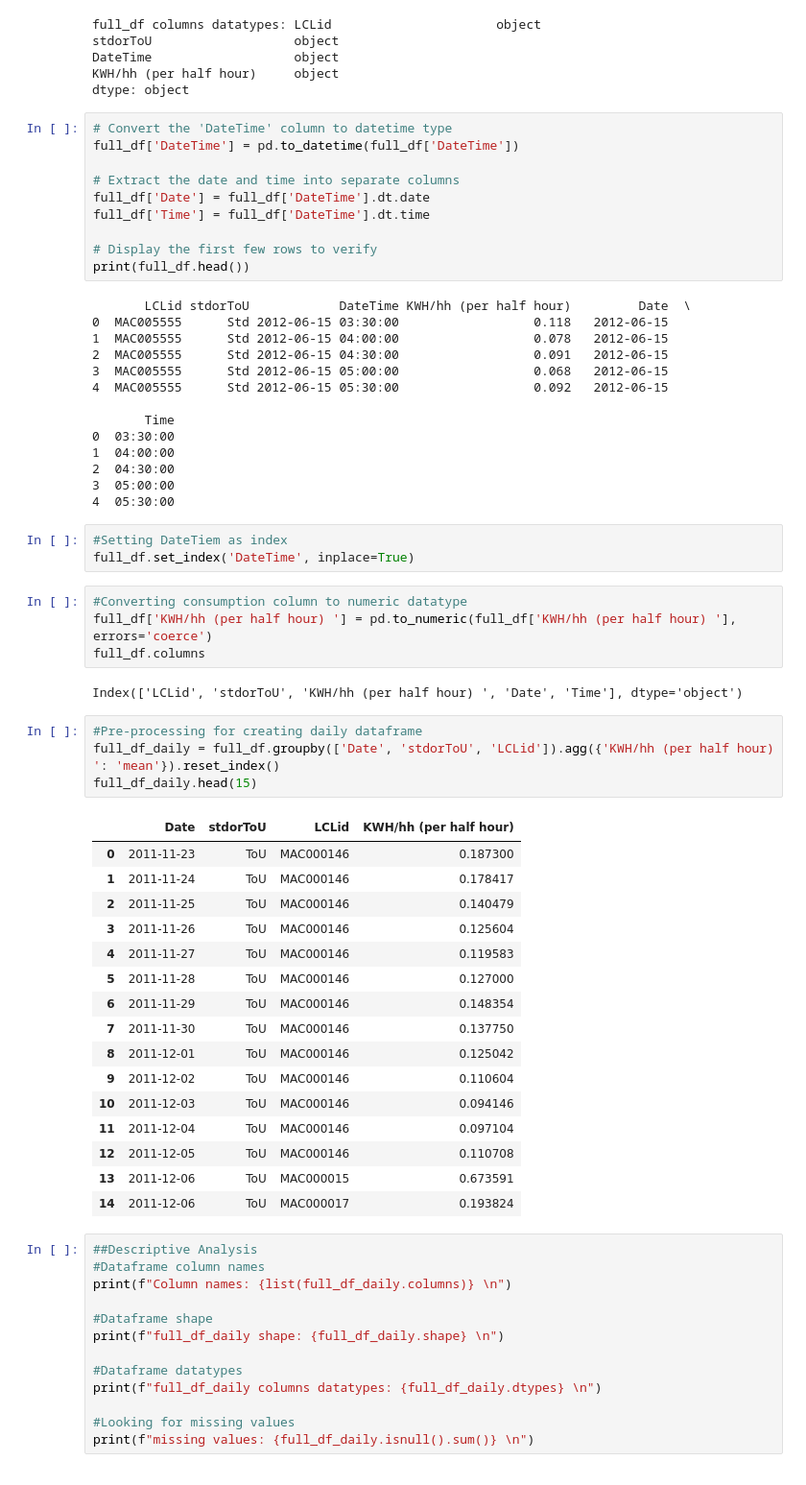
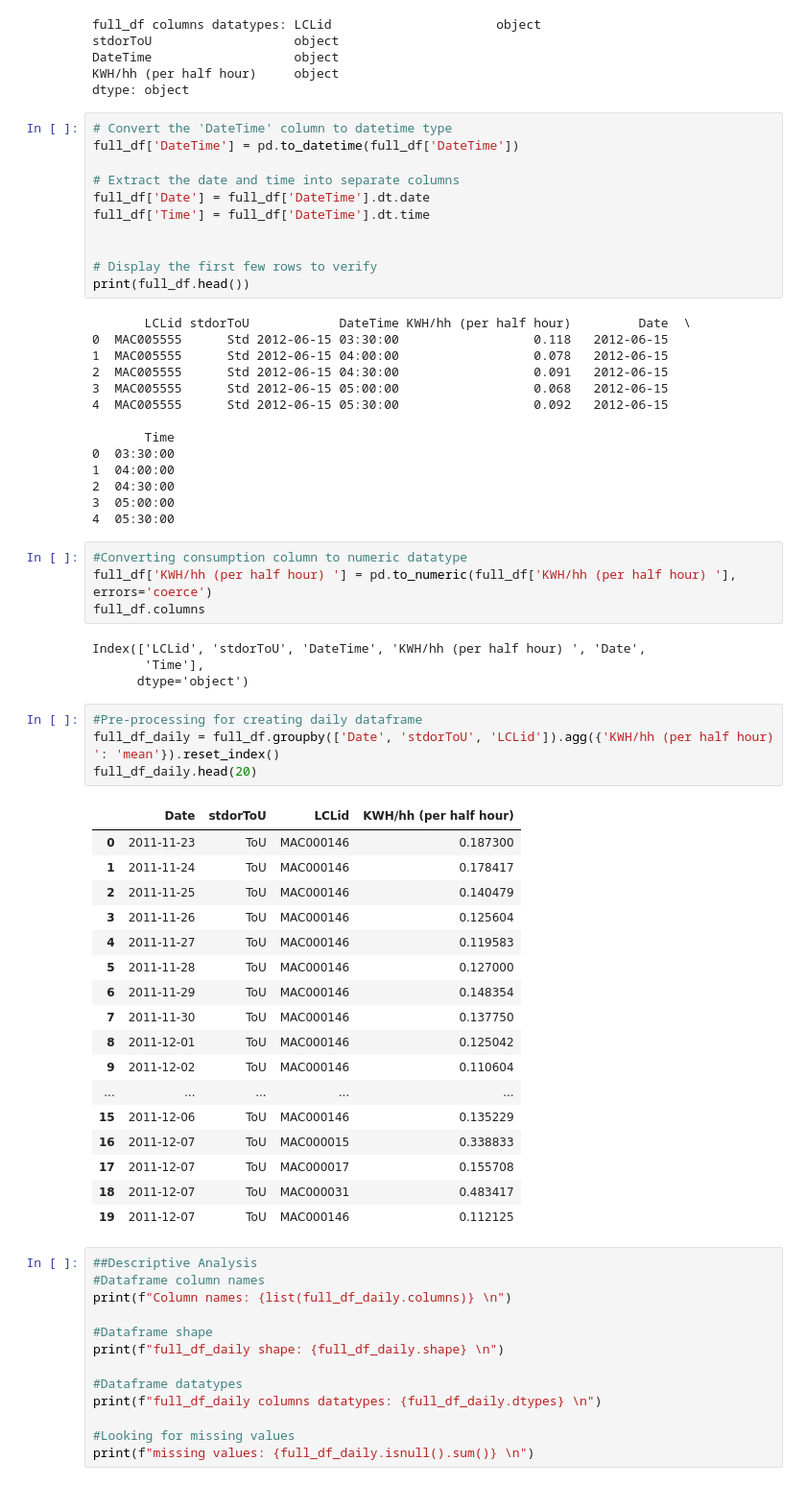
Before and after one commit to asgharlaib/Project_v1, a Jupyter notebook: Project.ipynb, the cells around one changed output. Shown: that part at 96% size. Saved outputs shown, nothing was run; the diff lists cells and outputs as text.

```diff
--- a/Project.ipynb
+++ b/Project.ipynb
@@ -53,6 +53,7 @@ full_df['DateTime'] = pd.to_datetime(full_df['DateTime'])
 full_df['Date'] = full_df['DateTime'].dt.date
 full_df['Time'] = full_df['DateTime'].dt.time
 
+
 # Display the first few rows to verify
 print(full_df.head())
 # %% [output]
@@ -69,36 +70,36 @@ print(full_df.head())
 2  04:30:00
 3  05:00:00
 4  05:30:00
-# %%
-#Setting DateTiem as index
-full_df.set_index('DateTime', inplace=True)
 # %%
 #Converting consumption column to numeric datatype
 full_df['KWH/hh (per half hour) '] = pd.to_numeric(full_df['KWH/hh (per half hour) '], errors='coerce')
 full_df.columns
 # %% [output]
-Index(['LCLid', 'stdorToU', 'KWH/hh (per half hour) ', 'Date', 'Time'], dtype='object')
+Index(['LCLid', 'stdorToU', 'DateTime', 'KWH/hh (per half hour) ', 'Date',
+       'Time'],
+      dtype='object')
 # %%
 #Pre-processing for creating daily dataframe
 full_df_daily = full_df.groupby(['Date', 'stdorToU', 'LCLid']).agg({'KWH/hh (per half hour) ': 'mean'}).reset_index()
-full_df_daily.head(15)
+full_df_daily.head(20)
 # %% [output]
 |  | Date | stdorToU | LCLid | KWH/hh (per half hour) |
 | 0 | 2011-11-23 | ToU | MAC000146 | 0.187300 |
 | 1 | 2011-11-24 | ToU | MAC000146 | 0.178417 |
 | 2 | 2011-11-25 | ToU | MAC000146 | 0.140479 |
 | 3 | 2011-11-26 | ToU | MAC000146 | 0.125604 |
 | 4 | 2011-11-27 | ToU | MAC000146 | 0.119583 |
 | 5 | 2011-11-28 | ToU | MAC000146 | 0.127000 |
 | 6 | 2011-11-29 | ToU | MAC000146 | 0.148354 |
 | 7 | 2011-11-30 | ToU | MAC000146 | 0.137750 |
 | 8 | 2011-12-01 | ToU | MAC000146 | 0.125042 |
 | 9 | 2011-12-02 | ToU | MAC000146 | 0.110604 |
-| 10 | 2011-12-03 | ToU | MAC000146 | 0.094146 |
-| 11 | 2011-12-04 | ToU | MAC000146 | 0.097104 |
-| 12 | 2011-12-05 | ToU | MAC000146 | 0.110708 |
-| 13 | 2011-12-06 | ToU | MAC000015 | 0.673591 |
-| 14 | 2011-12-06 | ToU | MAC000017 | 0.193824 |
+| ... | ... | ... | ... | ... |
+| 15 | 2011-12-06 | ToU | MAC000146 | 0.135229 |
+| 16 | 2011-12-07 | ToU | MAC000015 | 0.338833 |
+| 17 | 2011-12-07 | ToU | MAC000017 | 0.155708 |
+| 18 | 2011-12-07 | ToU | MAC000031 | 0.483417 |
+| 19 | 2011-12-07 | ToU | MAC000146 | 0.112125 |
 # %%
 ##Descriptive Analysis
 #Dataframe column names
```
Also changed, not shown: parts of 15 cells of this notebook.
